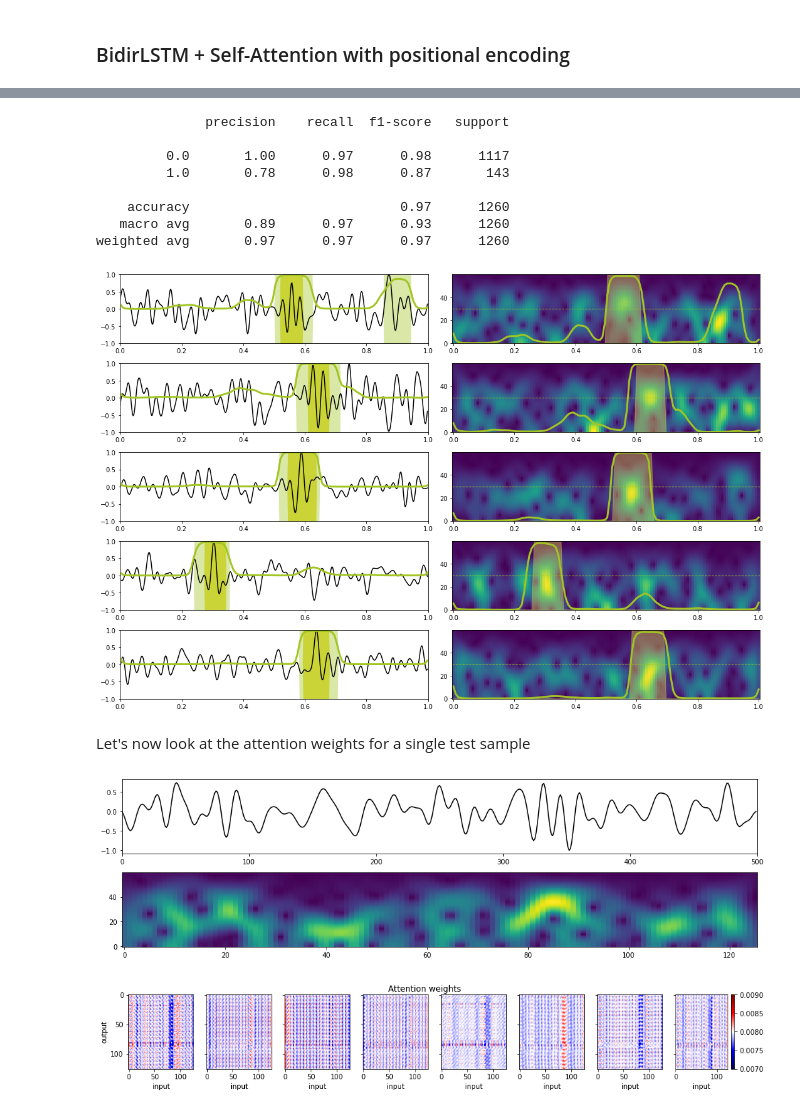
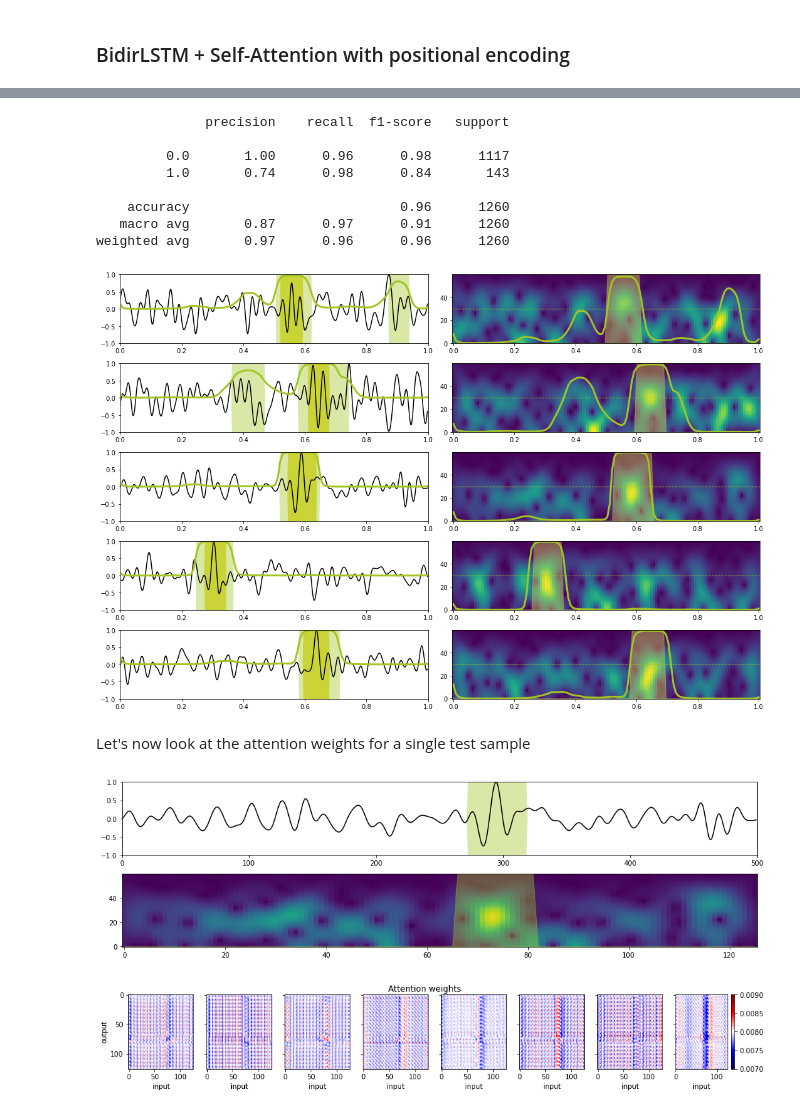
Before and after one commit to DIG-Kaust/MLgeoscience, a Jupyter notebook: labs/notebooks/EventDetection/EventDetection-stft.ipynb, the cells around one changed output, grey strips where cells are left out. Saved outputs shown, nothing was run; the diff lists cells and outputs as text; code cells hidden in the pictures.

Commit message:
Fixed missing sigmoid in accuracy computation in EventDetection notebooks

```diff
--- a/labs/notebooks/EventDetection/EventDetection-stft.ipynb
+++ b/labs/notebooks/EventDetection/EventDetection-stft.ipynb
@@ -55,7 +55,7 @@ Finally we set a flag that chooses whether we want to train our networks or load
 
 In this lab we will first train our networks and later simply load them if we want to just do some predictions on new data.
 # %%
-loadmodel = True
+loadmodel = False
 modelsdir = './'
 # %% [markdown]
 ## Data creation
@@ -250,7 +250,8 @@ def train(model, criterion, optimizer, data_loader, device='cpu'):
         ls = criterion(yprob.view(-1), y.view(-1))
         ls.backward()
         optimizer.step()
-        y_pred = np.where(yprob.detach().cpu().numpy() > 0.5, 1, 0).astype(np.float32)
+        with torch.no_grad(): # use no_grad to avoid making the computational graph...
+            y_pred = np.where(nn.Sigmoid()(yprob.detach()).cpu().numpy() > 0.5, 1, 0).astype(np.float32)
         loss += ls.item()
         accuracy += accuracy_score(y.cpu().numpy().ravel(), y_pred.ravel())
     loss /= len(data_loader)
@@ -266,7 +267,7 @@ def evaluate(model, criterion, data_loader, device='cpu'):
         with torch.no_grad(): # use no_grad to avoid making the computational graph...
             yprob = model(X)[0]
             ls = criterion(yprob.view(-1), y.view(-1))
-        y_pred = np.where(yprob.cpu().numpy() > 0.5, 1, 0).astype(np.float32)
+        y_pred = np.where(nn.Sigmoid()(yprob.detach()).cpu().numpy() > 0.5, 1, 0).astype(np.float32)
         loss += ls.item()
         accuracy += accuracy_score(y.cpu().numpy().ravel(), y_pred.ravel())
     loss /= len(data_loader)
@@ -592,41 +615,53 @@ predict(network_stft, X, y, Xstft, ystft, model, device, dt=dt, nplot=5, report=
 # %% [output]
               precision    recall  f1-score   support
 
-         0.0       1.00      0.97      0.98      1117
-         1.0       0.78      0.98      0.87       143
+         0.0       1.00      0.96      0.98      1117
+         1.0       0.74      0.98      0.84       143
 
-    accuracy                           0.97      1260
-   macro avg       0.89      0.97      0.93      1260
-weighted avg       0.97      0.97      0.97      1260
+    accuracy                           0.96      1260
+   macro avg       0.87      0.97      0.91      1260
+weighted avg       0.97      0.96      0.96      1260
-[figure, old version]
+[figure, new version]
 # %% [markdown]
 Let's now look at the attention weights for a single test sample
 # %%
-isample = 42
+isample = 2
 X = torch.from_numpy(test_data_X[isample:isample+1]).float().to(device)
+y = torch.from_numpy(test_data_y[isample:isample+1]).float().to(device)
 Xstft = torch.from_numpy(test_data_Xstft[isample:isample+1]).float().to(device)
+ystft = torch.from_numpy(test_data_ystft[isample:isample+1]).float().to(device)
 
 network_stft.eval()
 X = X.to(device)
 with torch.no_grad():
     _, attentionw = network_stft(Xstft)
 
 fig, axs = plt.subplots(2, 1, figsize=(14, 4))
 axs[0].plot(np.arange(nt), X.squeeze(), 'k')
+axs[0].fill_between(np.arange(nt),
+                    y1=1*y.squeeze(),
+                    y2=-1*y.squeeze(),
+                    linewidth=0.0, alpha=0.4,
+                    color='#A2C523')
+axs[0].set_xlim(0, nt)
+axs[0].set_ylim(-1, 1)
 axs[1].pcolormesh(np.arange(ntstft), fsp[:nfstft], Xstft.squeeze().T, shading='nearest')
-axs[0].set_xlim(0, nt)
+axs[1].fill_between(np.arange(ntstft), np.zeros(ntstft), ystft.squeeze()*fsp[:nfstft][-1],
+                    linewidth=1.0, alpha=0.4,
+                    color='#A2C523')
+
 plt.tight_layout()
 
 fig, axs = plt.subplots(1, 8, sharey=True, figsize=(16, 2))
 fig.suptitle('Attention weights')
 for iatt in range(8):
     im = axs[iatt].imshow(attentionw.squeeze()[iatt].detach().cpu().numpy(),
                           cmap='seismic',
                           vmin=0.007, vmax=0.009)
     axs[iatt].axis('tight')
     axs[iatt].set_xlabel('input')
 axs[0].set_ylabel('output')
 fig.colorbar(im, ax=axs[iatt]);
 # %% [output]
-[figure, old version]
+[figure, new version]
-[figure, old version]
+[figure, new version]
```
Also changed, not shown: parts of 6 cells of this notebook, 3 other files.
